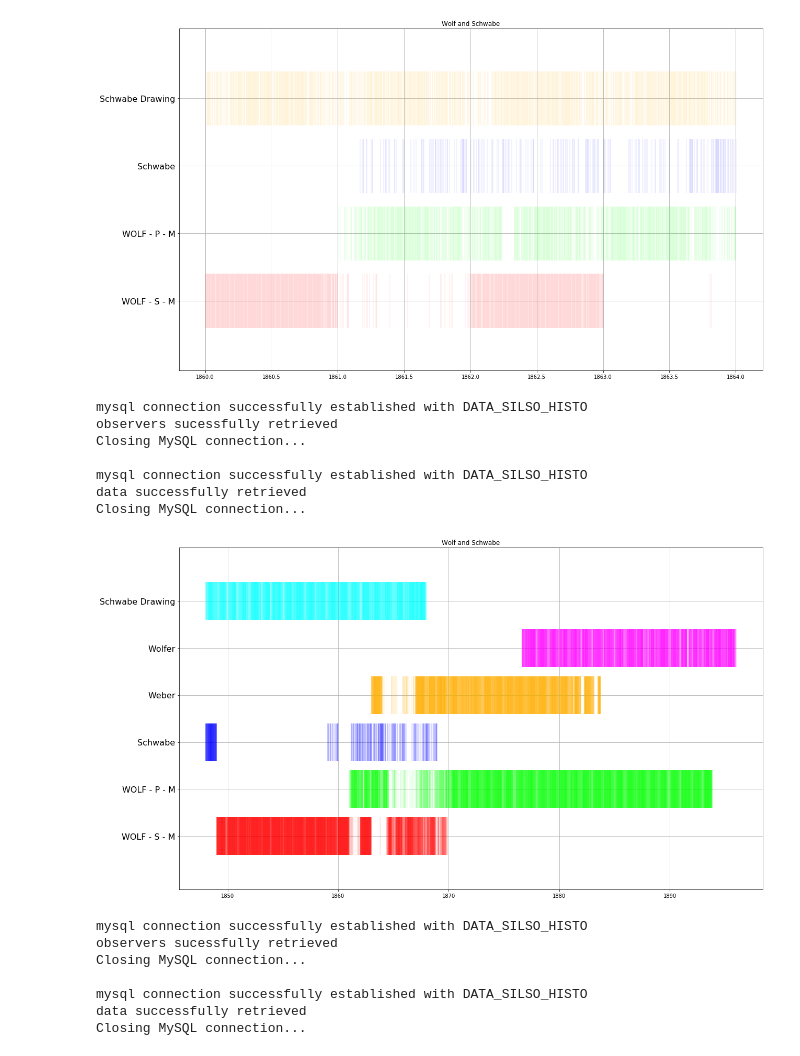
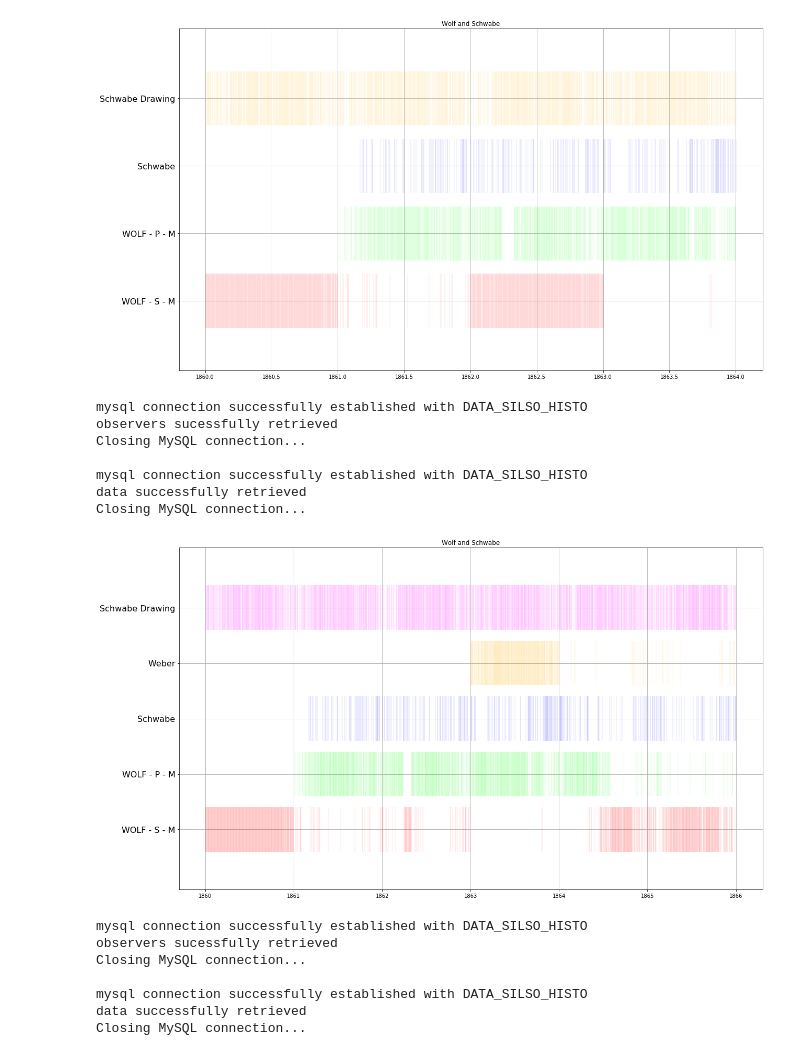
Before and after one commit to dcxSt/DATA_SILSO_HISTO_search, a Jupyter notebook: Frequency and number of observation plots.ipynb, the cells around one changed output. Drawn from its saved outputs; the diff is of its cells as text; code cells hidden in the pictures.

```diff
--- a/Frequency and number of observation plots.ipynb
+++ b/Frequency and number of observation plots.ipynb
@@ -68,18 +70,18 @@ Closing MySQL connection...
 # %%
 event_plot(observer_aliases=["WOLF - P - M","WOLF - S - M","Schwabe","Weber",
                              "Flaugergues","Staudacher","Schwabe Drawing","Wolfer"],
            figsize=(20,12),gridlines=True,fontsize=16,title="Wolf and Schwabe",
-           interval=["1848-01-01","1896-01-01"])#,
+           interval=["1860-01-01","1866-01-01"])#,
            #save_as="figures/wolf_and_schwabe_eventplot_1860_1870.png")
 # %% [output]
 mysql connection successfully established with DATA_SILSO_HISTO
 observers sucessfully retrieved
 Closing MySQL connection...
 
 mysql connection successfully established with DATA_SILSO_HISTO
 data successfully retrieved
 Closing MySQL connection...
-[figure, old version]
+[figure, new version]
 # %%
 event_plot(observer_aliases=["WOLF - P - M","WOLF - S - M","Wolfer"],figsize=(18,12),gridlines=True,
           fontsize=16,title="Wolf and Wolfer")
```
Also changed, not shown: parts of 1 cell of this notebook, 4 other files.
